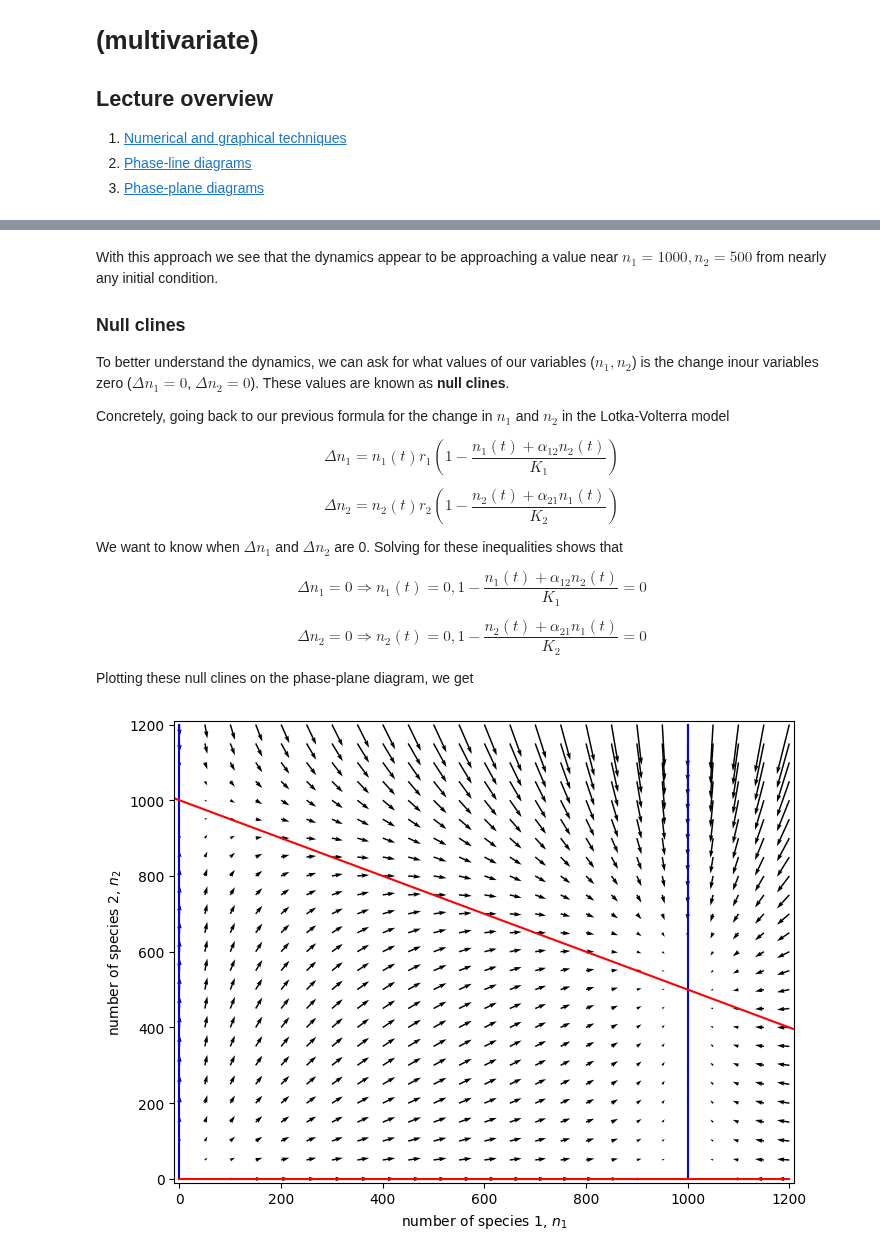
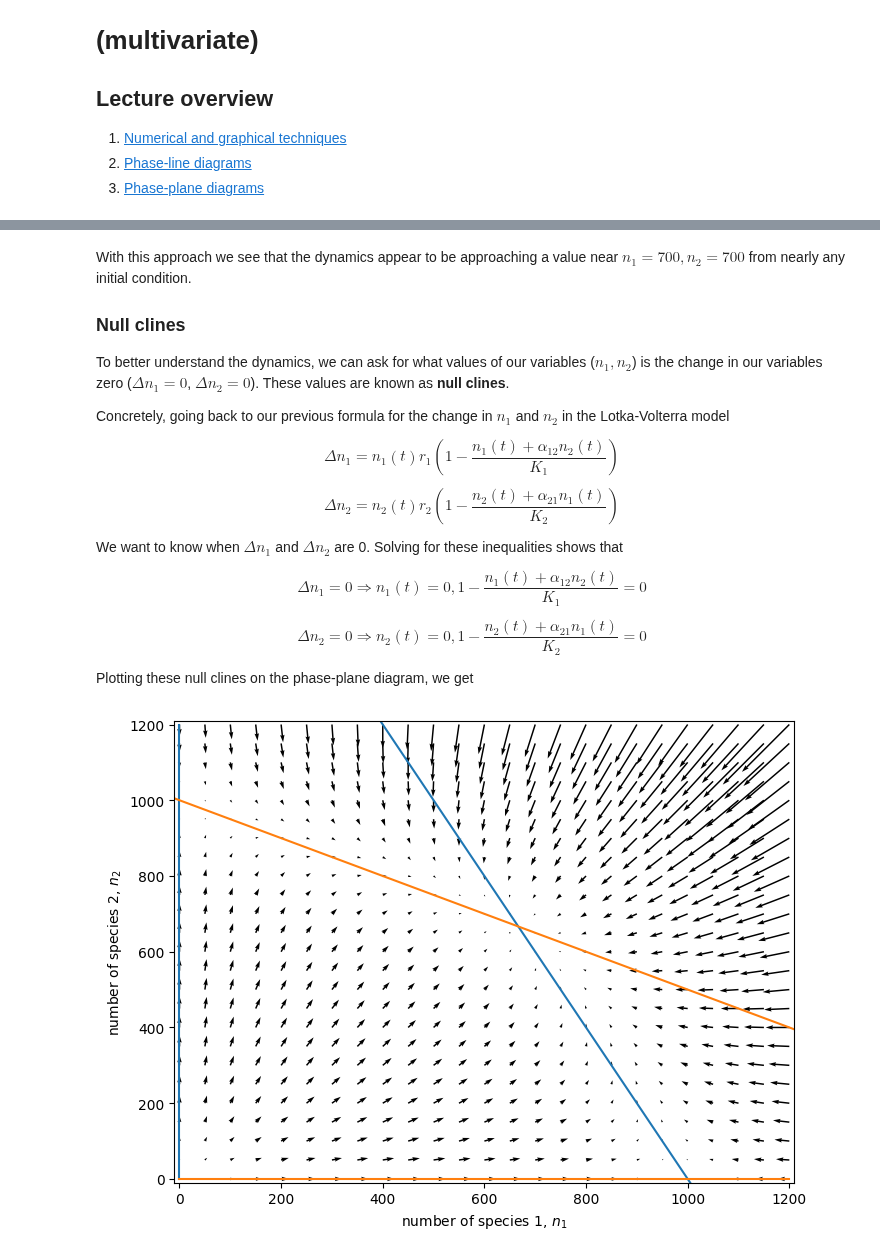
Before and after one commit to osmond-lab/eeb314, a Jupyter notebook: notebooks/lectures/lecture-06.ipynb, the cells around one changed output, grey strips where cells are left out. Cells and saved outputs as stored; diff of their text form; code cells hidden in the pictures.

```diff
--- a/notebooks/lectures/lecture-06.ipynb
+++ b/notebooks/lectures/lecture-06.ipynb
@@ -293,7 +293,7 @@ n1, n2 = sympy.symbols('n1, n2')
 # Choose the parameter values
 r1, r2 = 0.5, 0.5
 k1, k2 = 1000, 1000
-a12, a21 = 0, 0.5
+a12, a21 = 0.5, 0.5
 
 # Specify the difference equations
 dn1 = r1 * n1 * (1 - (n1 + a12 * n2) / k1)
@@ -308,19 +308,19 @@ plt.show()
 # %% [markdown]
-With this approach we see that the dynamics appear to be approaching a value near $n_1 = 1000, n_2 = 500$ from nearly any initial condition.
+With this approach we see that the dynamics appear to be approaching a value near $n_1 = 700, n_2 = 700$ from nearly any initial condition.
 
 ### Null clines
 
 
-To better understand the dynamics, we can ask for what values of our variables ($n_1, n_2$) is the change inour variables zero ($\Delta n_1 = 0$, $\Delta n_2 = 0$). These values are known as **null clines**.
+To better understand the dynamics, we can ask for what values of our variables ($n_1, n_2$) is the change in our variables zero ($\Delta n_1 = 0$, $\Delta n_2 = 0$). These values are known as **null clines**.
 
 Concretely, going back to our previous formula for the change in $n_1$ and $n_2$ in the Lotka-Volterra model
 
 $$
-\Delta n_1 = n_1(t)r_1(1 - \frac{n_1(t) + \alpha_{12}n_2(t)}{K_1})
+\Delta n_1 = n_1(t)r_1\left(1 - \frac{n_1(t) + \alpha_{12}n_2(t)}{K_1}\right)
 $$
 
 $$
-\Delta n_2 = n_2(t)r_2(1 - \frac{n_2(t) + \alpha_{21}n_1(t)}{K_2})
+\Delta n_2 = n_2(t)r_2\left(1 - \frac{n_2(t) + \alpha_{21}n_1(t)}{K_2}\right)
 $$
 
 We want to know when $\Delta n_1$ and $\Delta n_2$ are 0. Solving for these inequalities shows that
@@ -337,25 +337,25 @@ Plotting these null clines on the phase-plane diagram, we get
 # %%
 # Initialize plot and ranges
 ax = plot_vector_field(dn1, dn2, axes_labels=["number of species 1, $n_1$", "number of species 2, $n_2$"])
 xrange, yrange = np.linspace(0, 1200, 100), np.linspace(0, 1200, 100)
 
-#plot the null clines for species 1 (blue)
 def plot_nullclines(ax):
-    nullcline_1 = list(sympy.solve(sympy.Eq(dn1, 0)))
-    ax.plot([nullcline_1[0] for i in range(len(xrange))], yrange, color='b')
-    ax.plot([nullcline_1[1] for i in range(len(xrange))], yrange, color='b')
+    #plot the null clines for species 1 (blue)
+    nullcline_1 = [list(i.values())[0] for i in sympy.solve(sympy.Eq(dn1, 0))]
+    ax.plot(xrange, sympy.lambdify(n1, nullcline_1[1])(xrange), color=plt.cm.tab10(0)) # this null cline is a function of n1 (i.e. x)
+    ax.plot([nullcline_1[0] for _ in xrange], yrange, color=plt.cm.tab10(0))
 
     # #plot the null clines for species 2 (red)
     nullcline_2 = [list(i.values())[0] for i in sympy.solve(sympy.Eq(dn2, 0))]
-    ax.plot(sympy.lambdify(n2, nullcline_2[0])(yrange), yrange, color='r') # A this null cline is a function of n2 (i.e. y)
-    ax.plot(xrange, [nullcline_2[1] for i in range(len(yrange))], color='r')
+    ax.plot(sympy.lambdify(n2, nullcline_2[0])(yrange), yrange, color=plt.cm.tab10(1)) # this null cline is a function of n2 (i.e. y)
+    ax.plot(xrange, [nullcline_2[1] for _ in yrange], color=plt.cm.tab10(1))
 
     ax.set_ylim(-10, 1210)
     ax.set_xlim(-10, 1210)
     return ax
 
 plot_nullclines(ax)
 plt.show()
 # %% [output]
-[figure, old version]
+[figure, new version]
 # %% [markdown]
```
Also changed, not shown: parts of 11 cells of this notebook, 36 other files.
